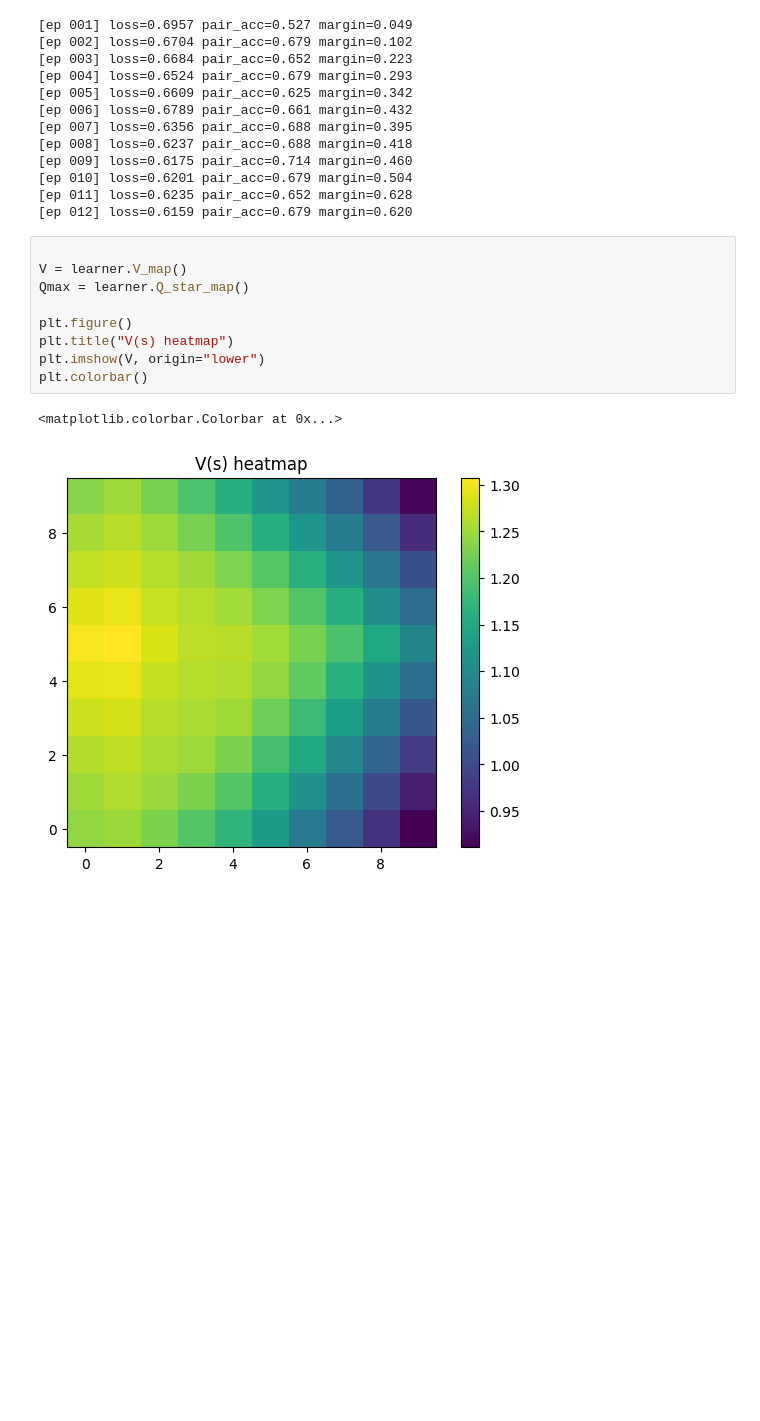
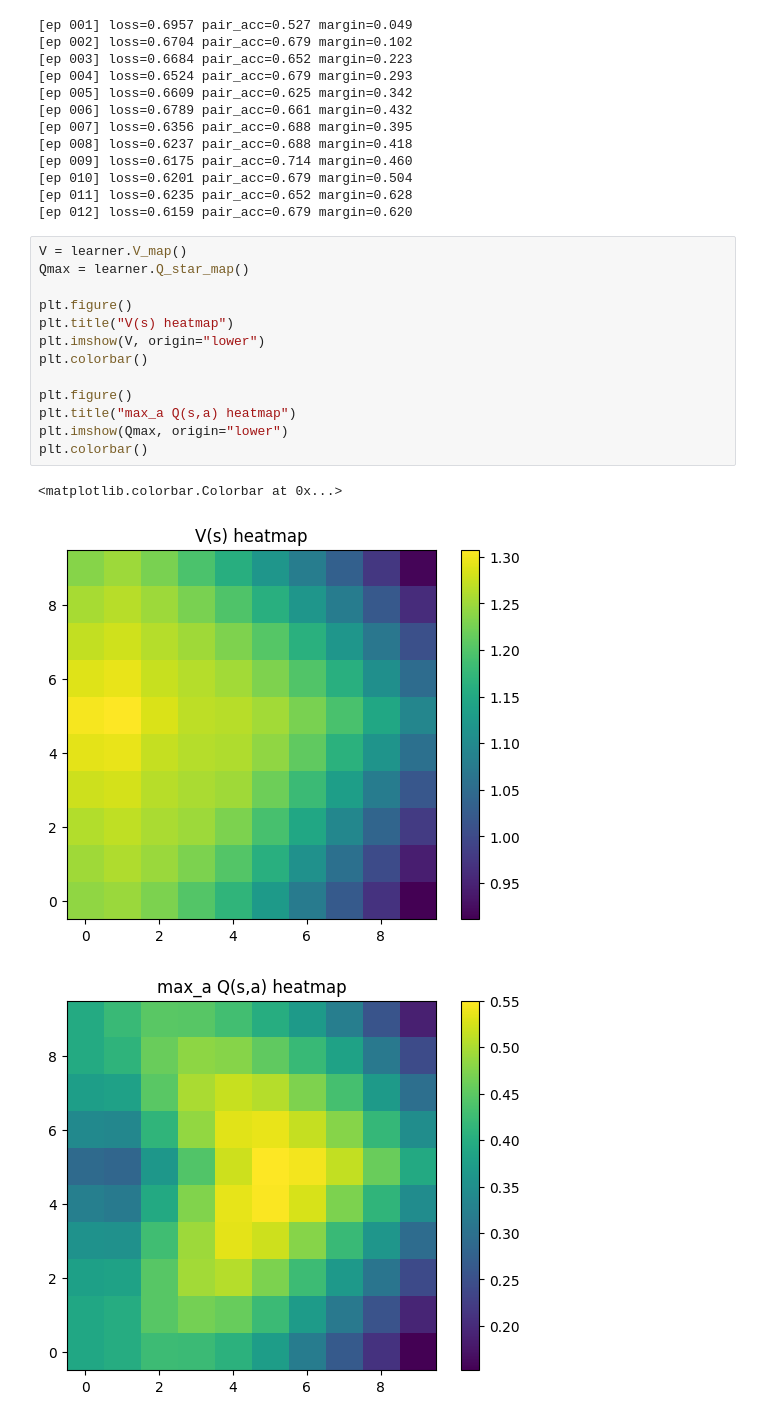
Before and after one commit to SPAR-Telos/reveng, a Jupyter notebook: src/reward_learner/RewardLearner_Demo.ipynb, the cells around one changed output. Drawn from its saved outputs; the diff is of its cells as text; blank space fills up the shorter version.

```diff
--- a/src/reward_learner/RewardLearner_Demo.ipynb
+++ b/src/reward_learner/RewardLearner_Demo.ipynb
@@ -474,14 +471,19 @@ learner.fit(pairs, epochs=12, batch_size=16, lr=1e-3, max_steps_hint=4*GRID*GRID
 [ep 011] loss=0.6235 pair_acc=0.652 margin=0.628
 [ep 012] loss=0.6159 pair_acc=0.679 margin=0.620
 # %%
-
 V = learner.V_map()
 Qmax = learner.Q_star_map()
 
 plt.figure()
 plt.title("V(s) heatmap")
 plt.imshow(V, origin="lower")
 plt.colorbar()
+
+plt.figure()
+plt.title("max_a Q(s,a) heatmap")
+plt.imshow(Qmax, origin="lower")
+plt.colorbar()
 # %% [output]
 <matplotlib.colorbar.Colorbar at 0x...>
 [figure]
+[figure, added]
```
Also changed, not shown: parts of 3 cells of this notebook.
